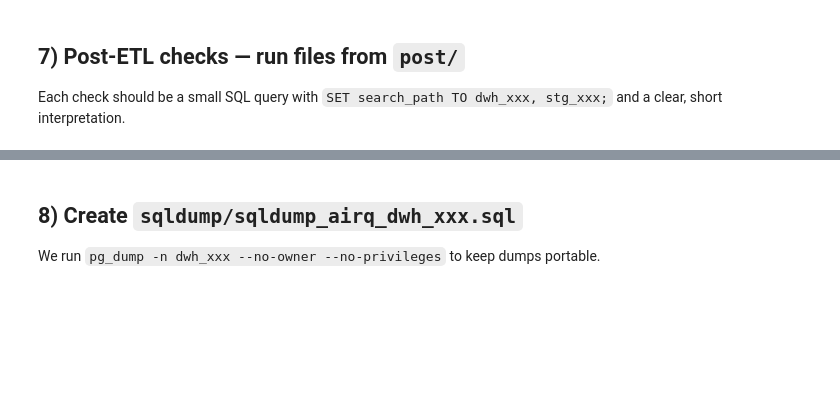
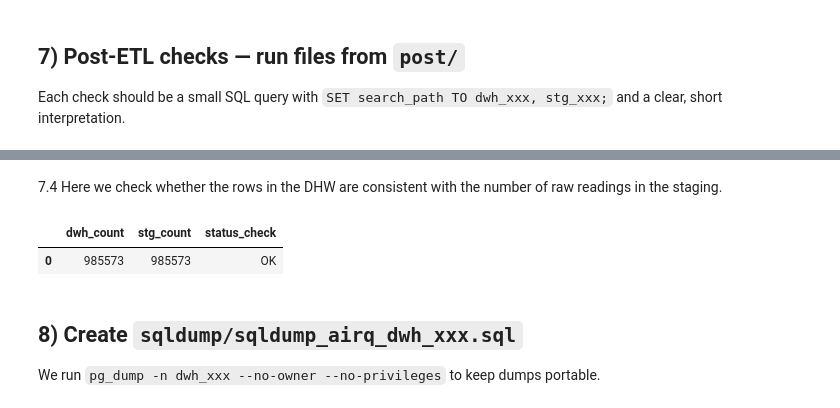
Before and after one commit to timg4/BusinessIntelligence, a Jupyter notebook: AirQ_Part1_061.ipynb, the cells around one changed output, grey strips where cells are left out. Saved outputs shown, nothing was run; the diff lists cells and outputs as text; code cells hidden in the pictures; blank space fills up the shorter version.

```diff
--- a/AirQ_Part1_061.ipynb
+++ b/AirQ_Part1_061.ipynb
@@ -360,3 +372,11 @@ display(df)
+# %% [markdown]
+7.4 Here we check whether the rows in the DHW are consistent with the number of raw readings in the staging.
+# %%
+df = run_sqlscript("post/a1_check04_rows.sql", engine=engine, progress=VERBOSE_SQL)
+display(df)
+# %% [output]
+|  | dwh_count | stg_count | status_check |
+| 0 | 985573 | 985573 | OK |
 # %% [markdown]
 
 ## 8) Create `sqldump/sqldump_airq_dwh_xxx.sql`
```
Also changed, not shown: parts of 12 cells of this notebook, 1 other file.
